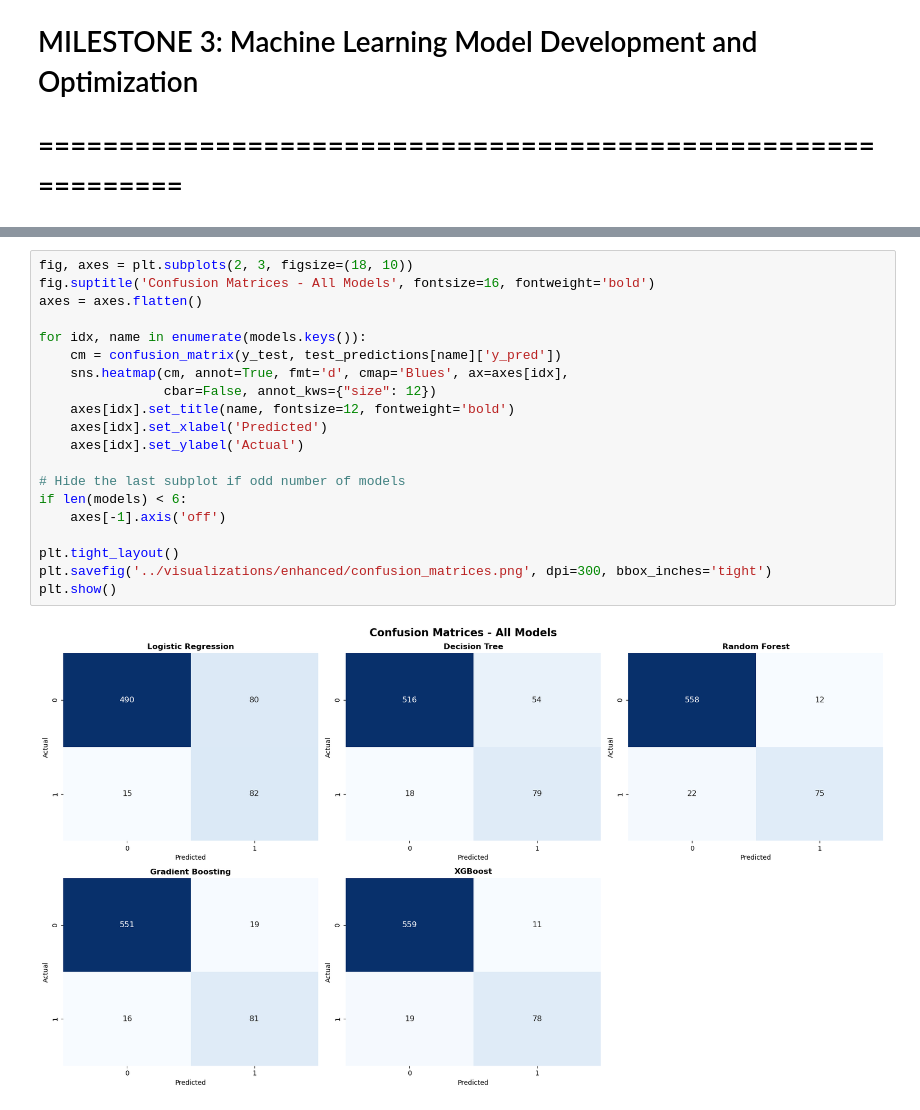
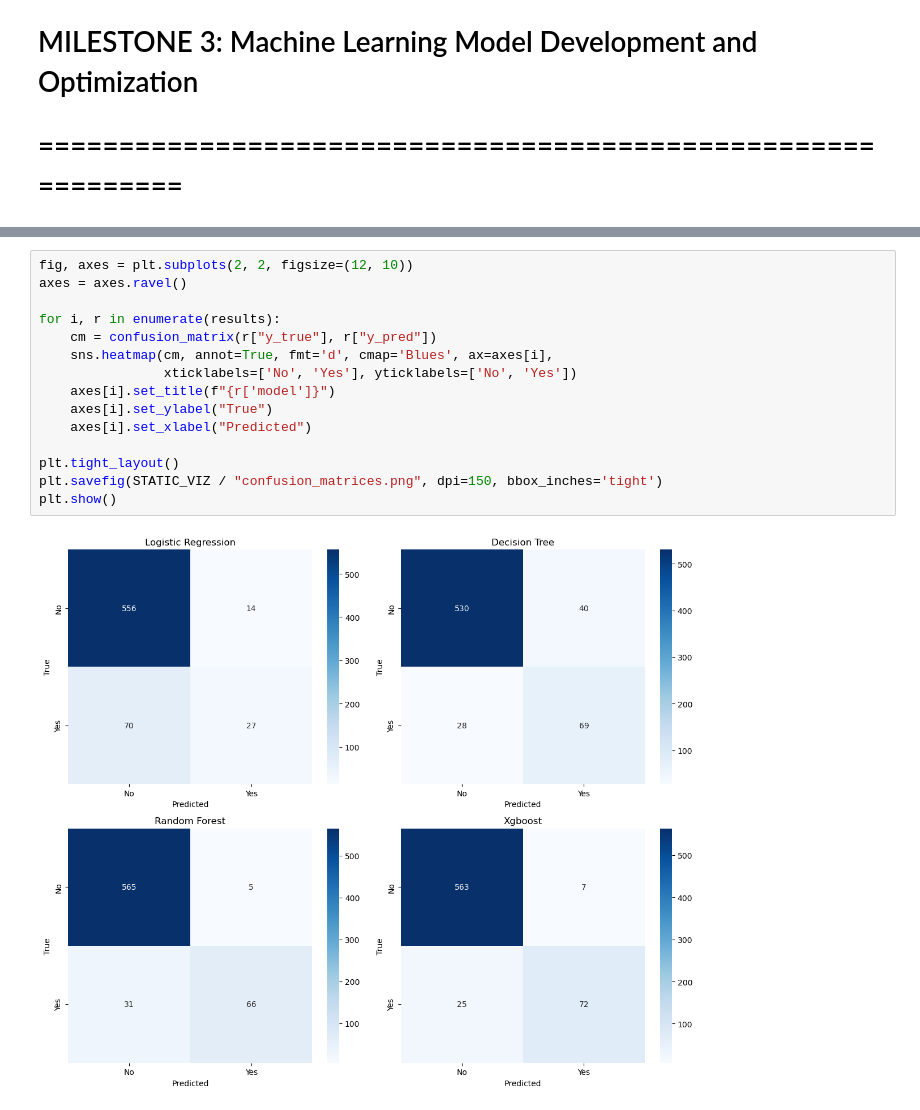
Before and after one commit to Reemsoliiman/customer-churn-prediction-analysis, a Jupyter notebook: notebooks/03_model_development.ipynb, the cells around one changed output, grey strips where cells are left out. Drawn from its saved outputs; the diff is of its cells as text.

```diff
--- a/notebooks/03_model_development.ipynb
+++ b/notebooks/03_model_development.ipynb
@@ -279,22 +55,17 @@ Decision Tree:
 # %%
-fig, axes = plt.subplots(2, 3, figsize=(18, 10))
-fig.suptitle('Confusion Matrices - All Models', fontsize=16, fontweight='bold')
-axes = axes.flatten()
+fig, axes = plt.subplots(2, 2, figsize=(12, 10))
+axes = axes.ravel()
 
-for idx, name in enumerate(models.keys()):
-    cm = confusion_matrix(y_test, test_predictions[name]['y_pred'])
-    sns.heatmap(cm, annot=True, fmt='d', cmap='Blues', ax=axes[idx],
-                cbar=False, annot_kws={"size": 12})
-    axes[idx].set_title(name, fontsize=12, fontweight='bold')
-    axes[idx].set_xlabel('Predicted')
-    axes[idx].set_ylabel('Actual')
-
-# Hide the last subplot if odd number of models
-if len(models) < 6:
-    axes[-1].axis('off')
+for i, r in enumerate(results):
+    cm = confusion_matrix(r["y_true"], r["y_pred"])
+    sns.heatmap(cm, annot=True, fmt='d', cmap='Blues', ax=axes[i],
+                xticklabels=['No', 'Yes'], yticklabels=['No', 'Yes'])
+    axes[i].set_title(f"{r['model']}")
+    axes[i].set_ylabel("True")
+    axes[i].set_xlabel("Predicted")
 
 plt.tight_layout()
-plt.savefig('../visualizations/enhanced/confusion_matrices.png', dpi=300, bbox_inches='tight')
+plt.savefig(STATIC_VIZ / "confusion_matrices.png", dpi=150, bbox_inches='tight')
 plt.show()
 # %% [output]
-[figure, old version]
+[figure, new version]
```
Also changed, not shown: parts of 37 cells of this notebook, 14 other files.
